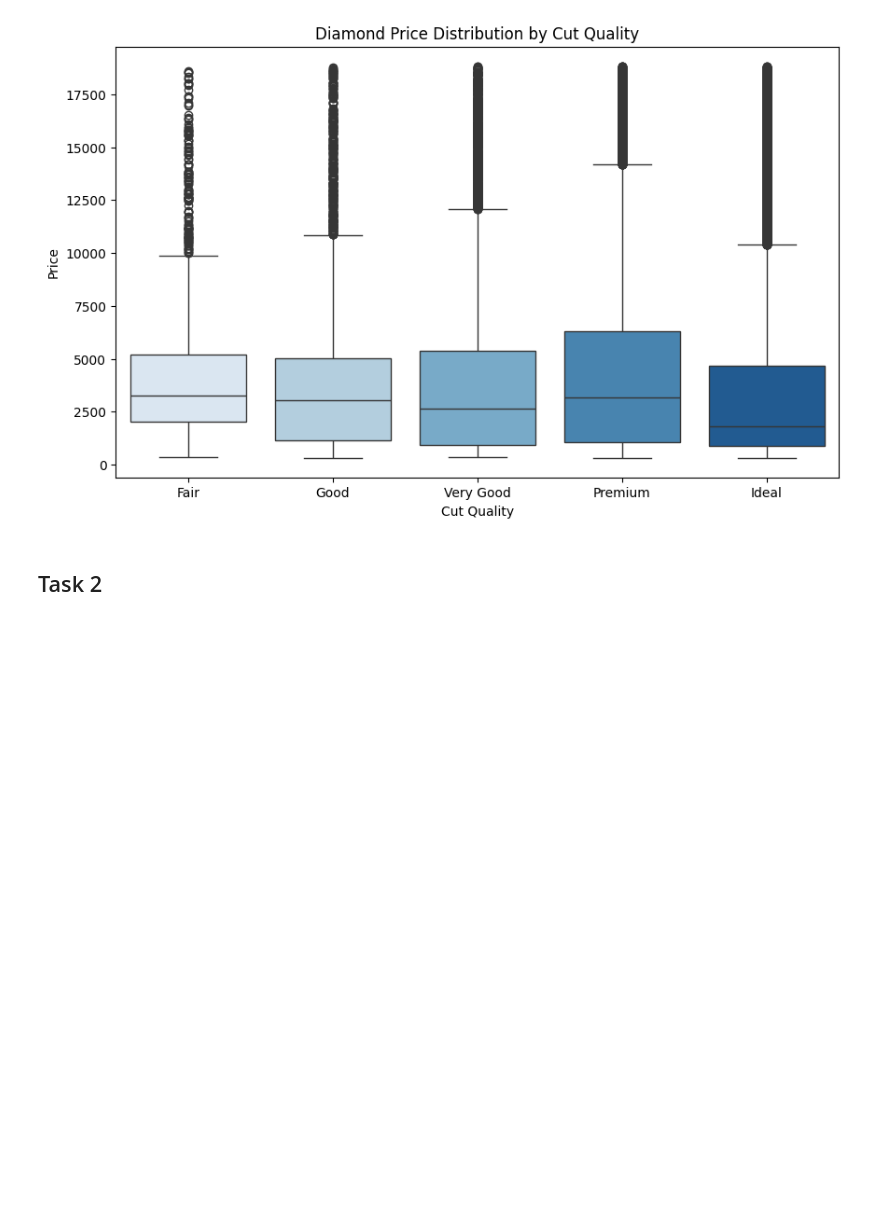
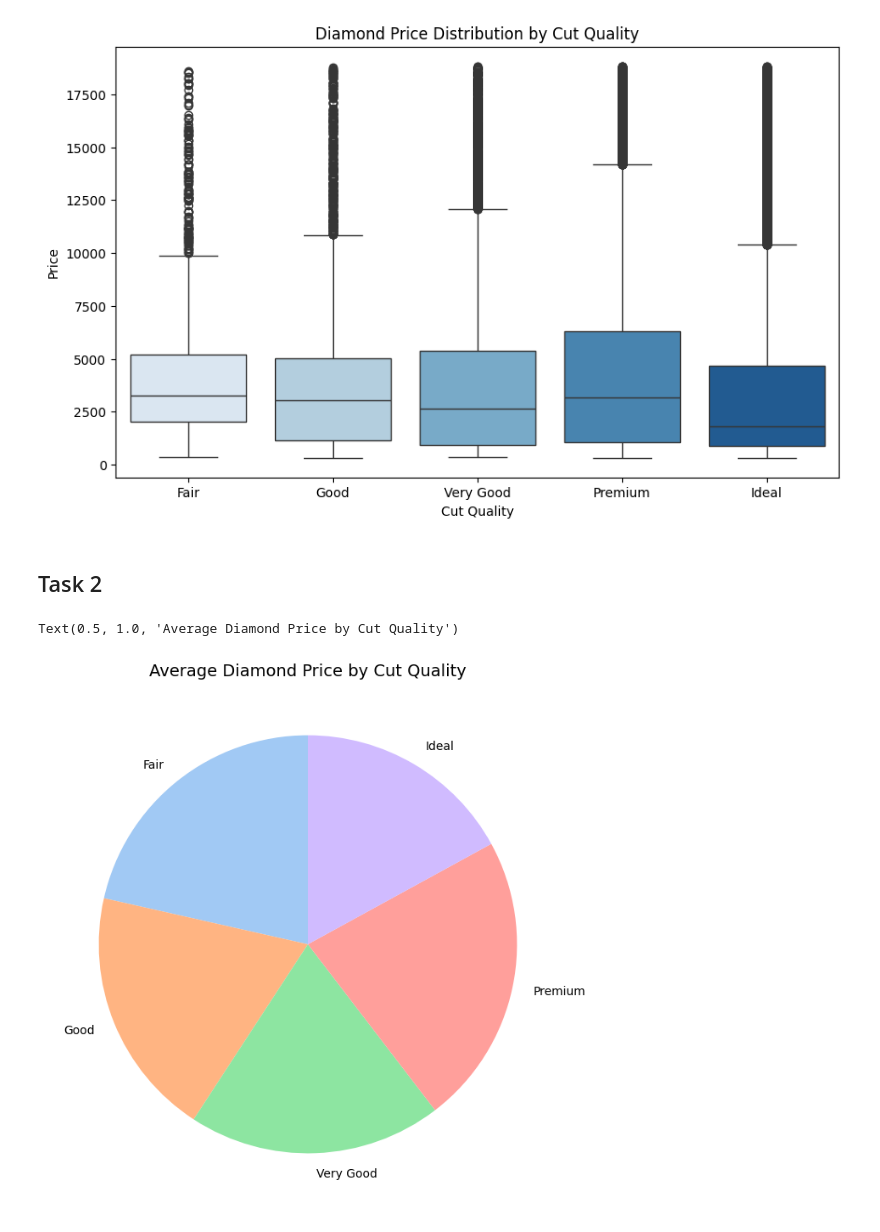
Before and after one commit to sanodyaJinadasa/Data-Visualization, a Jupyter notebook: Channels_Exercise.ipynb, the cells around one changed output. Cells and saved outputs as stored; diff of their text form; code cells hidden in the pictures; blank space fills up the shorter version.

Commit message:
Diamond

```diff
--- a/Channels_Exercise.ipynb
+++ b/Channels_Exercise.ipynb
@@ -89,3 +89,17 @@ Passing `palette` without assigning `hue` is deprecated and will be removed in v
 [figure]
 # %% [markdown]
 ## Task 2
+# %%
+avg_price = (
+    df.groupby('cut')['price']
+    .mean()
+    .reindex(cut_order)
+)
+# %%
+fig, ax = plt.subplots(figsize=(8, 8))
+ax.pie(avg_price.values, labels=avg_price.index,
+       startangle=90, colors=sns.color_palette('pastel'))
+ax.set_title('Average Diamond Price by Cut Quality', fontsize=14)
+# %% [output]
+Text(0.5, 1.0, 'Average Diamond Price by Cut Quality')
+[figure, added]
```
Also changed, not shown: parts of 7 cells of this notebook.
